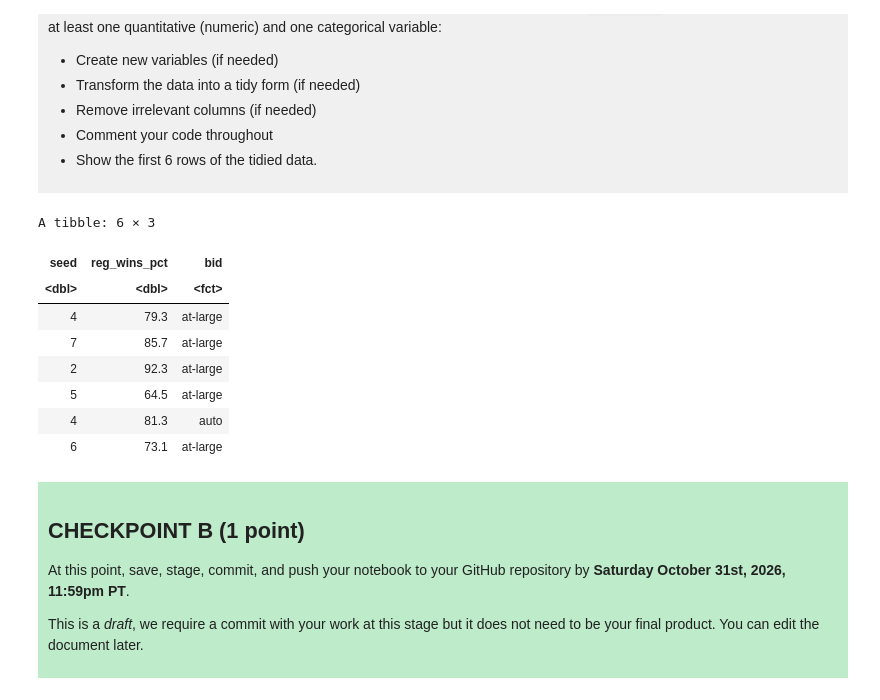
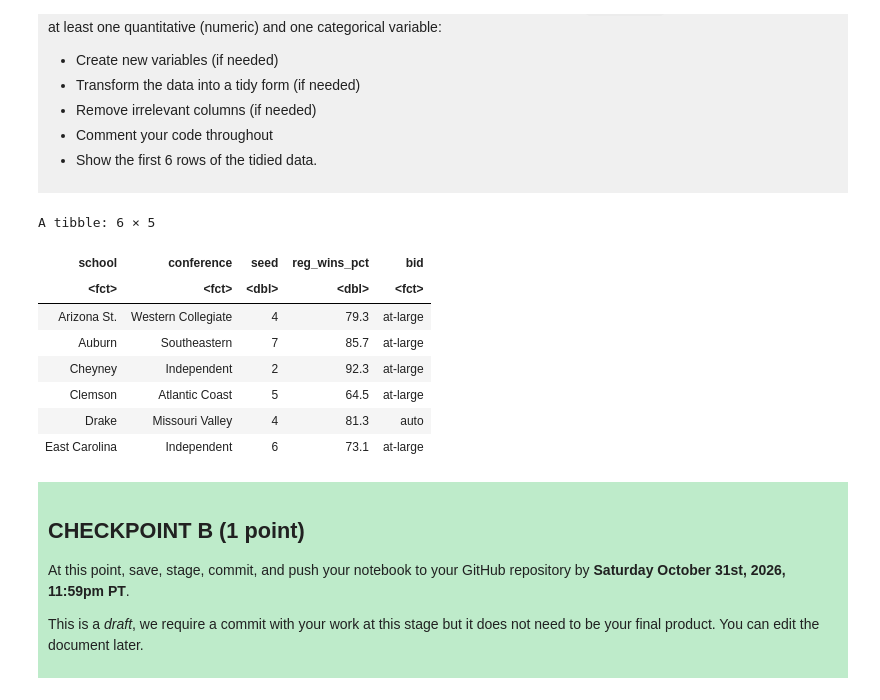
Before and after one commit to moxmoxay/dsci-100-project-moxie-tam, a Jupyter notebook: dsci-100-project-notebook.ipynb, the cells around one changed output. Drawn from its saved outputs; the diff is of its cells as text; code cells hidden in the pictures.

```diff
--- a/dsci-100-project-notebook.ipynb
+++ b/dsci-100-project-notebook.ipynb
@@ -221,26 +221,27 @@ Produce a tidy data set that could be used to answer your research question usin
 </div>
 # %%
 wmm_data_tidy <- wmm_data |>
-    mutate(school = as.factor(school),
+ #Convert
+mutate(school = as.factor(school),
            conference = as.factor(conference),
            bid = as.factor(bid)) |>
     mutate(first_game_at_home = case_when(first_game_at_home == "Y" ~ TRUE,
                                           first_game_at_home == "N" ~ FALSE,
                                             TRUE ~ NA)) |>
     drop_na(seed, reg_wins_pct) |>
-    select(seed, reg_wins_pct, bid) |>
+    select(school, conference, seed, reg_wins_pct, bid) |>
     slice(1:6)
 wmm_data_tidy
 # %% [output]
-A tibble: 6 × 3
+A tibble: 6 × 5
-| seed | reg_wins_pct | bid |
-| <dbl> | <dbl> | <fct> |
-| 4 | 79.3 | at-large |
-| 7 | 85.7 | at-large |
-| 2 | 92.3 | at-large |
-| 5 | 64.5 | at-large |
-| 4 | 81.3 | auto |
-| 6 | 73.1 | at-large |
+| school | conference | seed | reg_wins_pct | bid |
+| <fct> | <fct> | <dbl> | <dbl> | <fct> |
+| Arizona St. | Western Collegiate | 4 | 79.3 | at-large |
+| Auburn | Southeastern | 7 | 85.7 | at-large |
+| Cheyney | Independent | 2 | 92.3 | at-large |
+| Clemson | Atlantic Coast | 5 | 64.5 | at-large |
+| Drake | Missouri Valley | 4 | 81.3 | auto |
+| East Carolina | Independent | 6 | 73.1 | at-large |
 # %% [markdown]
 <div style="background-color: #beebca; padding: 10px;">
 
```
